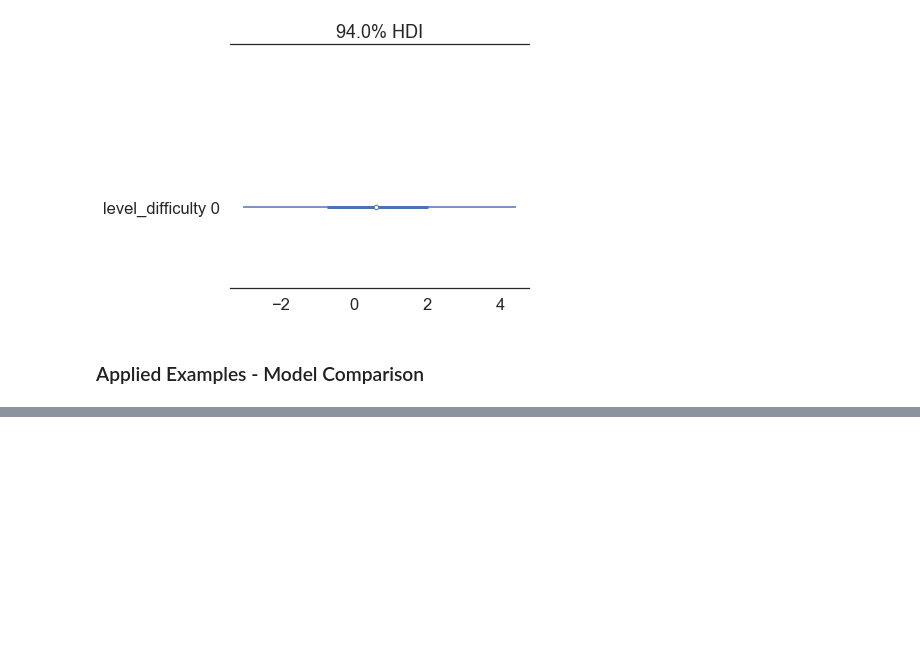
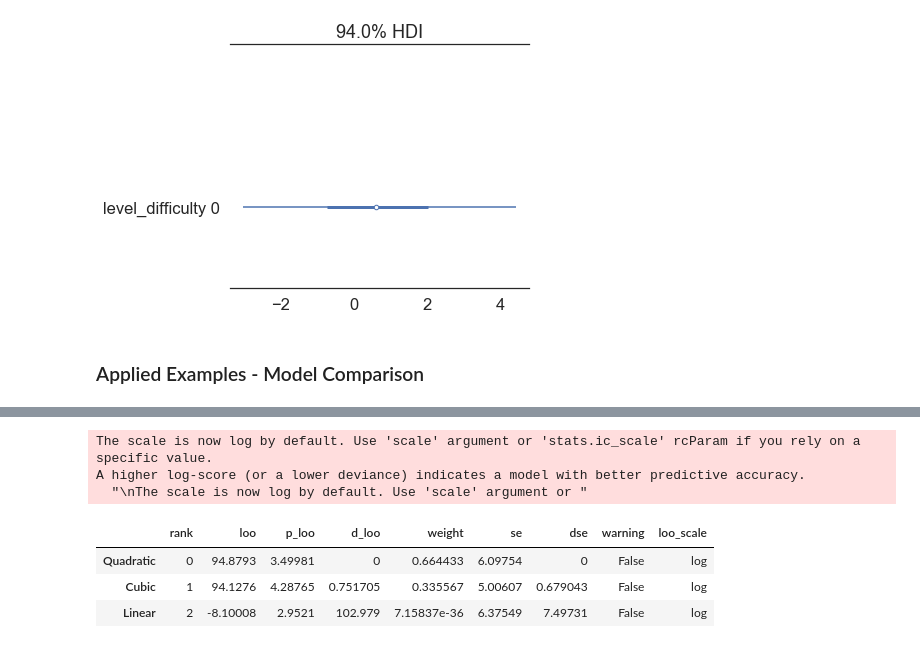
Before and after one commit to vb690/introduction_bayesian_analysis, a Jupyter notebook: workshop_slides_applied.ipynb, the cells around one changed output, grey strips where cells are left out. Drawn from its saved outputs; the diff is of its cells as text; code cells hidden in the pictures; blank space fills up the shorter version.

```diff
--- a/workshop_slides_applied.ipynb
+++ b/workshop_slides_applied.ipynb
@@ -825,0 +825,36 @@ dtype: float64
+# %%
+models = {
+    'Linear': BivariateNormalRegression(
+        intercept_prior=(0, 1),
+        slope_prior=(0, 1),
+        likelihood_sigma_prior=1,
+        X=X,
+        y=y
+    ),
+    'Quadratic': PolynomialRegression(
+        X=X,
+        y=y,
+        cubic=False
+    ),
+
+    'Cubic': PolynomialRegression(
+        X=X,
+        y=y,
+        cubic=True
+    )
+}
+
+for name, model in models.items():
+
+    print(f'Sampling from {name}')
+    model.fit(
+        X,
+        y,
+        MAP=False,
+        draws=1000,
+        tune=1000,
+        chains=2,
+        cores=1,
+        target_accept=.90,
+        init='adapt_diag'
+    )
@@ -825,0 +882,15 @@ dtype: float64
+# %%
+df_results = pm.compare(
+    {name: model.get_traces() for name, model in models.items()},
+    ic='loo',
+    scale='log'
+)
+df_results
+# %% [output]
+The scale is now log by default. Use 'scale' argument or 'stats.ic_scale' rcParam if you rely on a specific value.
+A higher log-score (or a lower deviance) indicates a model with better predictive accuracy.
+  "\nThe scale is now log by default. Use 'scale' argument or "
+|  | rank | loo | p_loo | d_loo | weight | se | dse | warning | loo_scale |
+| Quadratic | 0 | 94.8793 | 3.49981 | 0 | 0.664433 | 6.09754 | 0 | False | log |
+| Cubic | 1 | 94.1276 | 4.28765 | 0.751705 | 0.335567 | 5.00607 | 0.679043 | False | log |
+| Linear | 2 | -8.10008 | 2.9521 | 102.979 | 7.15837e-36 | 6.37549 | 7.49731 | False | log |
```
Also changed, not shown: parts of 4 cells of this notebook, 4 other files.
